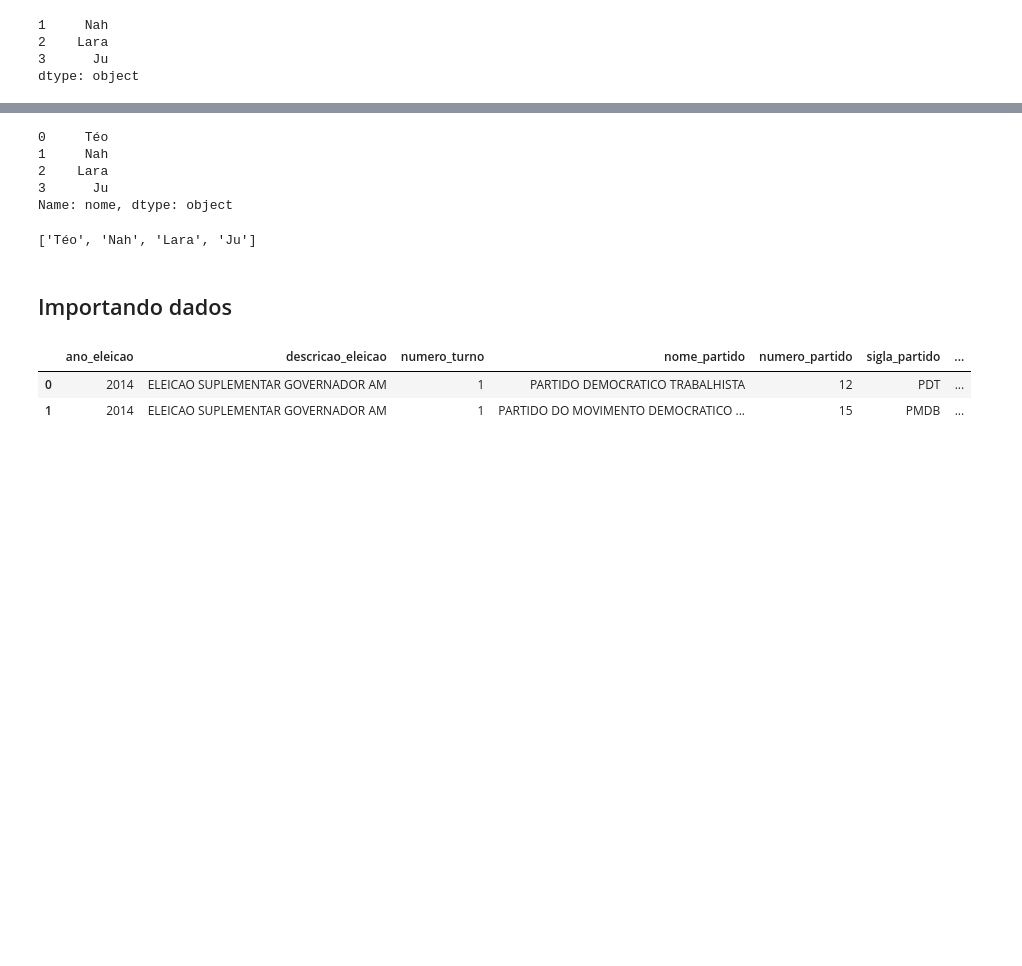
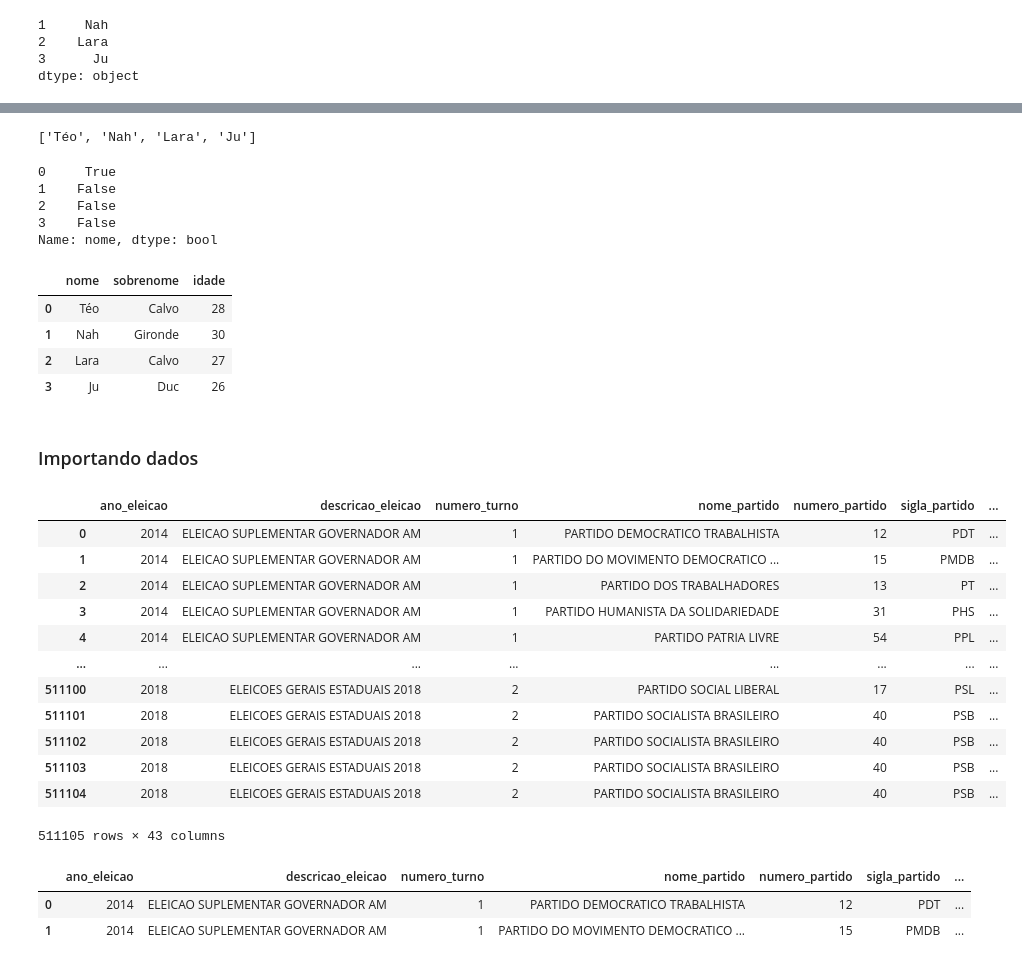
Before and after one commit to TeoCalvo/imersao-pandas, a Jupyter notebook: python/Imersão Pandas - Pós Curso.ipynb, the cells around one changed output, grey strips where cells are left out. Cells and saved outputs as stored; diff of their text form; code cells hidden in the pictures; blank space fills up the shorter version.

```diff
--- a/python/Imersão Pandas - Pós Curso.ipynb
+++ b/python/Imersão Pandas - Pós Curso.ipynb
@@ -272,17 +299,41 @@ dados["nome"]
+# %%
+df_dados["nome"].tolist() #converte para lista
+# %% [output]
+['Téo', 'Nah', 'Lara', 'Ju']
 # %%
-df_dados["nome"]
+df_dados["nome"] == "Téo"
 # %% [output]
-0     Téo
-1     Nah
-2    Lara
-3      Ju
-Name: nome, dtype: object
+0     True
+1    False
+2    False
+3    False
+Name: nome, dtype: bool
 # %%
-df_dados["nome"].tolist()
+df_dados
 # %% [output]
-['Téo', 'Nah', 'Lara', 'Ju']
+|  | nome | sobrenome | idade |
+| 0 | Téo | Calvo | 28 |
+| 1 | Nah | Gironde | 30 |
+| 2 | Lara | Calvo | 27 |
+| 3 | Ju | Duc | 26 |
 # %% [markdown]
-## Importando dados
+### Importando dados
 # %%
 df_votacao = pd.read_csv("../data/votacao_agg_estado.csv")
+# %%
+df_votacao
+# %% [output]
+|  | ano_eleicao | descricao_eleicao | numero_turno | nome_partido | numero_partido | sigla_partido | ... |
+| 0 | 2014 | ELEICAO SUPLEMENTAR GOVERNADOR AM | 1 | PARTIDO DEMOCRATICO TRABALHISTA | 12 | PDT | ... |
+| 1 | 2014 | ELEICAO SUPLEMENTAR GOVERNADOR AM | 1 | PARTIDO DO MOVIMENTO DEMOCRATICO ... | 15 | PMDB | ... |
+| 2 | 2014 | ELEICAO SUPLEMENTAR GOVERNADOR AM | 1 | PARTIDO DOS TRABALHADORES | 13 | PT | ... |
+| 3 | 2014 | ELEICAO SUPLEMENTAR GOVERNADOR AM | 1 | PARTIDO HUMANISTA DA SOLIDARIEDADE | 31 | PHS | ... |
+| 4 | 2014 | ELEICAO SUPLEMENTAR GOVERNADOR AM | 1 | PARTIDO PATRIA LIVRE | 54 | PPL | ... |
+| ... | ... | ... | ... | ... | ... | ... | ... |
+| 511100 | 2018 | ELEICOES GERAIS ESTADUAIS 2018 | 2 | PARTIDO SOCIAL LIBERAL | 17 | PSL | ... |
+| 511101 | 2018 | ELEICOES GERAIS ESTADUAIS 2018 | 2 | PARTIDO SOCIALISTA BRASILEIRO | 40 | PSB | ... |
+| 511102 | 2018 | ELEICOES GERAIS ESTADUAIS 2018 | 2 | PARTIDO SOCIALISTA BRASILEIRO | 40 | PSB | ... |
+| 511103 | 2018 | ELEICOES GERAIS ESTADUAIS 2018 | 2 | PARTIDO SOCIALISTA BRASILEIRO | 40 | PSB | ... |
+| 511104 | 2018 | ELEICOES GERAIS ESTADUAIS 2018 | 2 | PARTIDO SOCIALISTA BRASILEIRO | 40 | PSB | ... |
+511105 rows × 43 columns
 # %%
```
Also changed, not shown: parts of 166 cells of this notebook, 1 other file.
